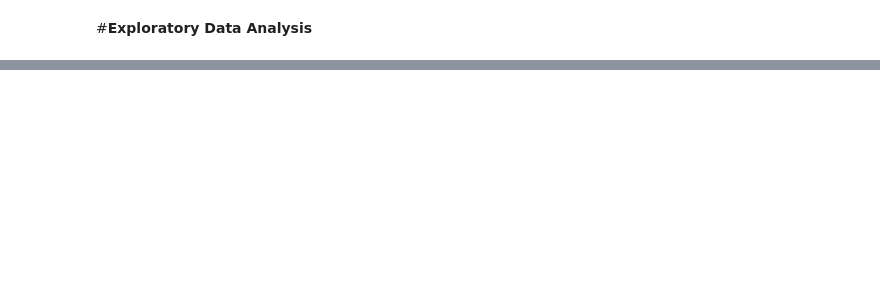
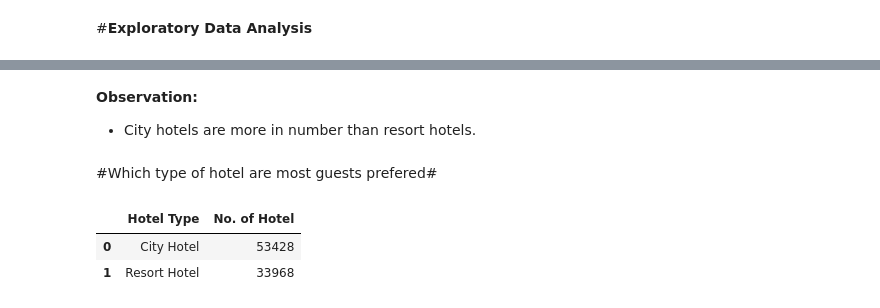
Before and after one commit to SabirAjmal10/Hotel-Booking-Analysis-EDA-Capstone-Project, a Jupyter notebook: Hotel_Booking_Analysis_Capstone_Project.ipynb, the cells around one changed output, grey strips where cells are left out. Drawn from its saved outputs; the diff is of its cells as text; code cells hidden in the pictures; blank space fills up the shorter version.

```diff
--- a/Hotel_Booking_Analysis_Capstone_Project.ipynb
+++ b/Hotel_Booking_Analysis_Capstone_Project.ipynb
@@ -138,0 +251,13 @@ df['children']= df['children'].fillna(round(df.children.mean()))
+# %% [markdown]
+**Observation:**
+
+- City hotels are more in number than resort hotels.
+# %% [markdown]
+#Which type of hotel are most guests prefered#
+# %%
+#Creating table
+df["hotel"].value_counts().reset_index().rename(columns = {"index" : "Hotel Type", "hotel" : "No. of Hotel"})
+# %% [output]
+|  | Hotel Type | No. of Hotel |
+| 0 | City Hotel | 53428 |
+| 1 | Resort Hotel | 33968 |
```
Also changed, not shown: parts of 30 cells of this notebook.
